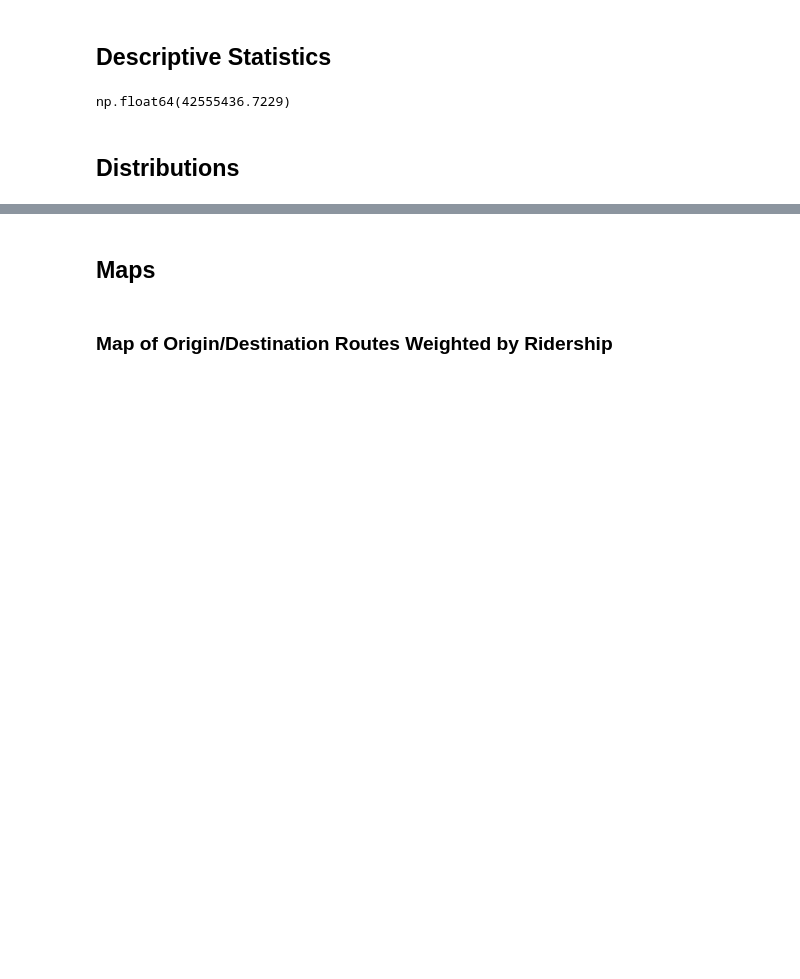
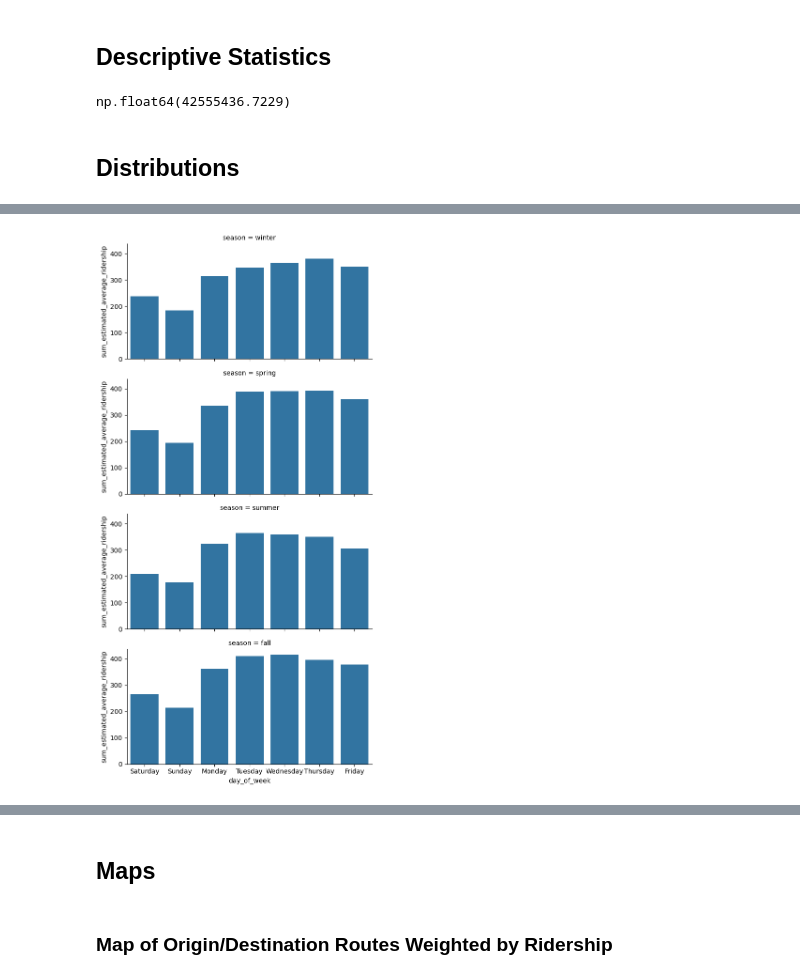
Before and after one commit to iansargent/nyc-subway-ridership-ml, a Jupyter notebook: Scripts/Analysis/exploratory_analysis.ipynb, the cells around one changed output, grey strips where cells are left out. Drawn from its saved outputs; the diff is of its cells as text; code cells hidden in the pictures; blank space fills up the shorter version.

```diff
--- a/Scripts/Analysis/exploratory_analysis.ipynb
+++ b/Scripts/Analysis/exploratory_analysis.ipynb
@@ -197,0 +244,27 @@ plt.show()
+# %%
+#origin day of the week by the season
+season = ['winter', 'spring', 'summer', 'fall']
+day_of_week = ['Saturday', 'Sunday', 'Monday', 'Tuesday', 'Wednesday', 'Thursday', 'Friday']
+
+
+# Create a faceted bar chart
+g = sns.catplot(
+    data=origin,
+    x='day_of_week',       # X-axis variable
+    y='sum_estimated_average_ridership',          # Y-axis variable
+    row='season',        # Facet by 'group' (like facet_wrap in R)
+    row_order= season,  # Reorder facets
+    order= day_of_week,        # Reorder x-axis
+    kind='bar',         # Bar chart
+    errorbar=None,
+    height=3,           # Height of each facet
+    aspect=2            # Aspect ratio
+)
+
+# Improve layout
+#g.set_axis_labels("season", "sum_estimated_average_ridership")
+#plt.tight_layout()
+
+plt.show()
+# %% [output]
+[figure, added]
```
Also changed, not shown: parts of 10 cells of this notebook.
